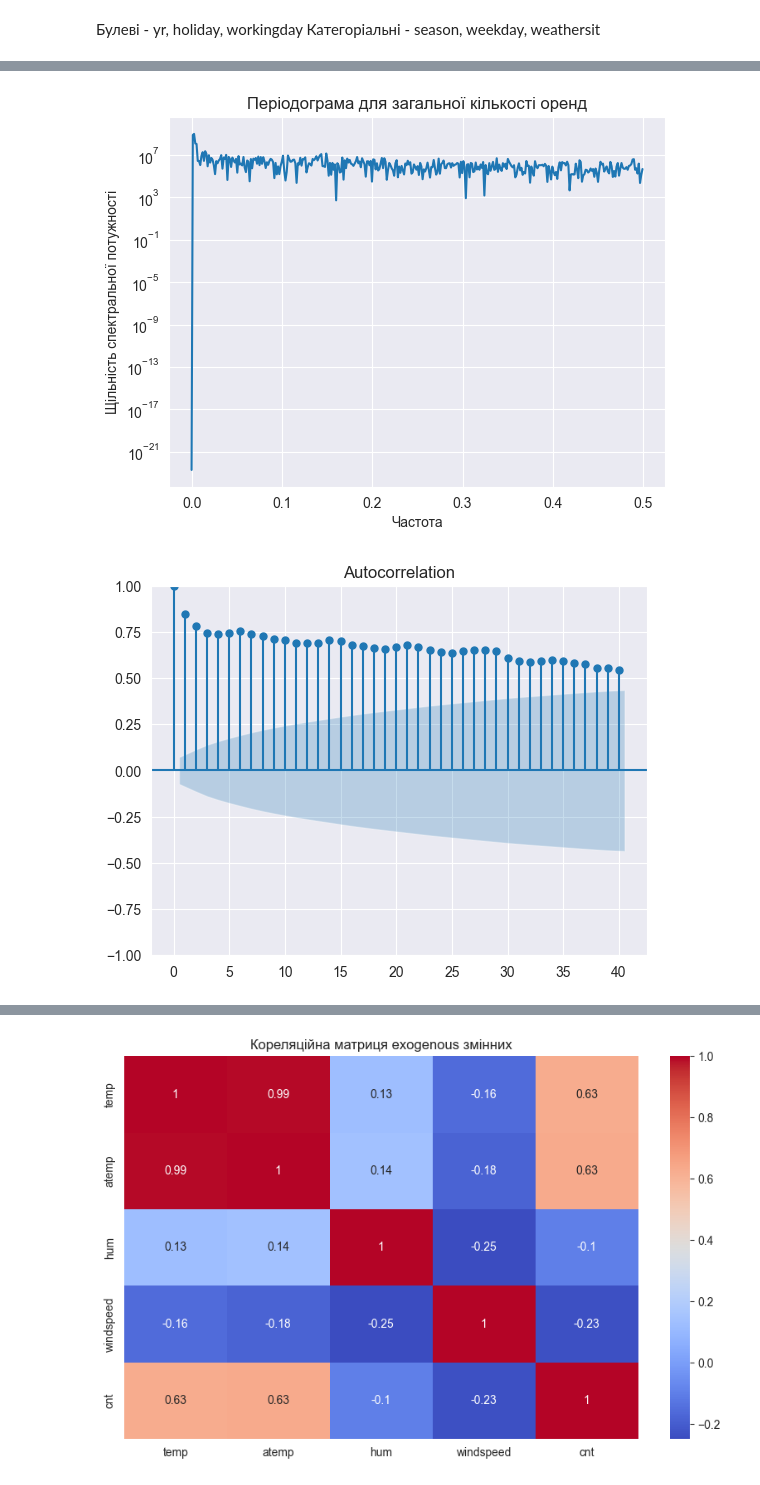
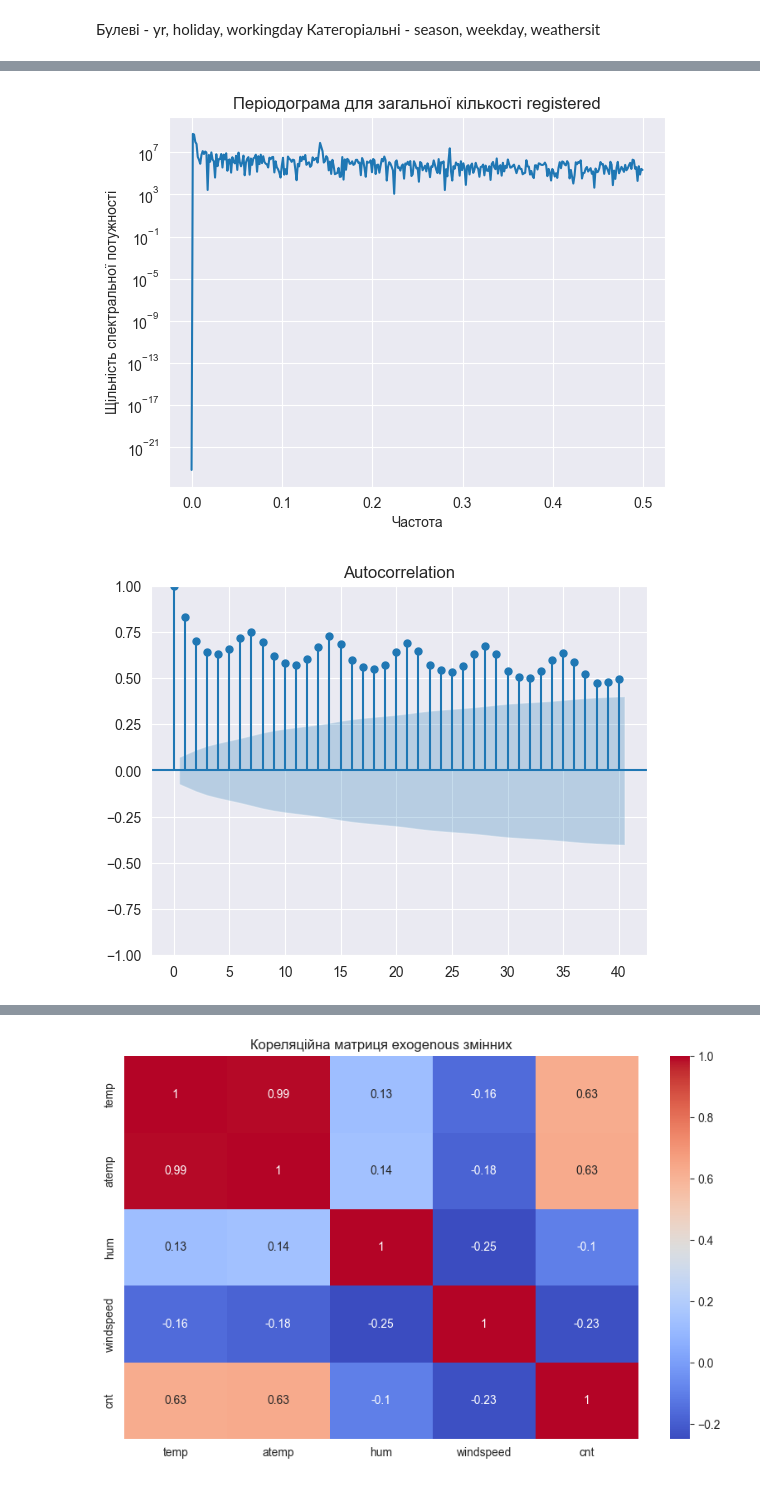
Before and after one commit to Valakas148/TML, a Jupyter notebook: lr1.ipynb, the cells around one changed output, grey strips where cells are left out. Cells and saved outputs as stored; diff of their text form; code cells hidden in the pictures.

```diff
--- a/lr1.ipynb
+++ b/lr1.ipynb
@@ -130,16 +136,16 @@ plt.show()
 # %%
 # Періодограма
-f, Pxx_den = signal.periodogram(df['cnt'])
+f, Pxx_den = signal.periodogram(df['registered'])
 plt.semilogy(f, Pxx_den)
-plt.title('Періодограма для загальної кількості оренд')
+plt.title('Періодограма для загальної кількості registered')
 plt.xlabel('Частота')
 plt.ylabel('Щільність спектральної потужності')
 plt.show()
 
 # ACF та PACF для аналізу лагів
-plot_acf(df['cnt'], lags=40)
-plot_pacf(df['cnt'], lags=40)
+plot_acf(df['registered'], lags=40)
+plot_pacf(df['registered'], lags=40)
 plt.show()
 # %% [output]
-[figure, old version]
+[figure, new version]
-[figure, old version]
+[figure, new version]
```
Also changed, not shown: parts of 24 cells of this notebook.
